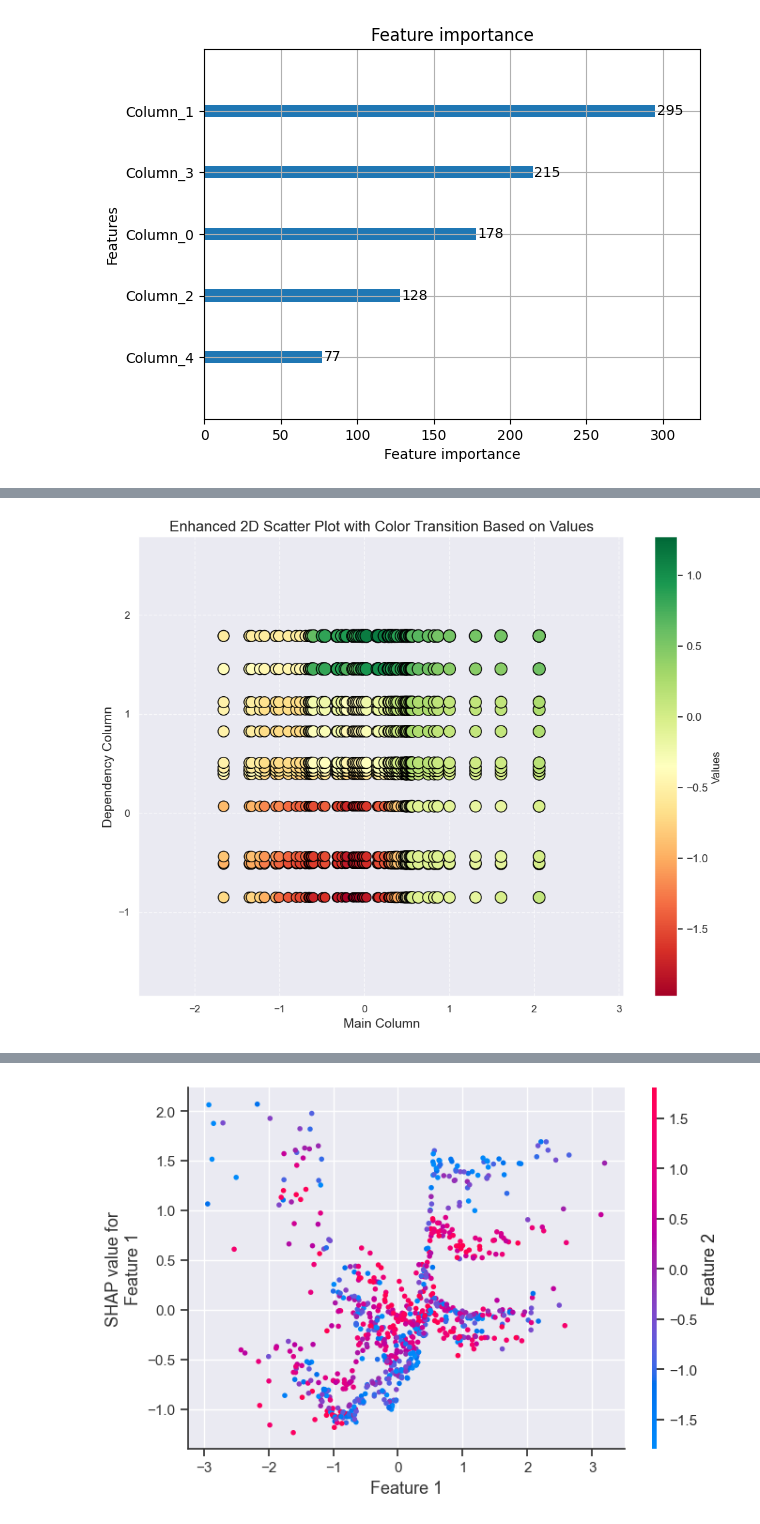
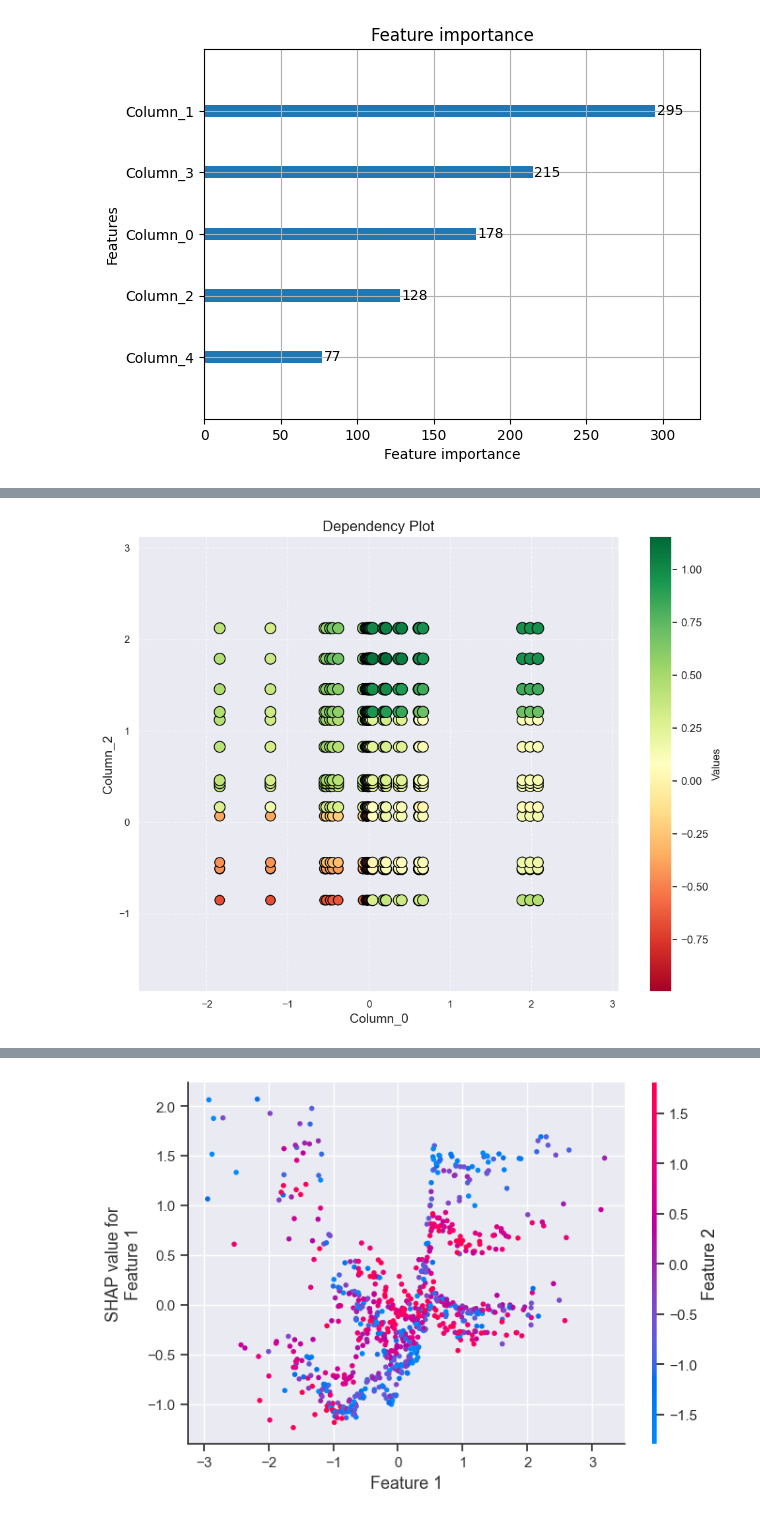
Before and after one commit to sametcopur/treemind, a Jupyter notebook: deneme.ipynb, the cells around one changed output, grey strips where cells are left out. Drawn from its saved outputs; the diff is of its cells as text; code cells hidden in the pictures.

```diff
--- a/deneme.ipynb
+++ b/deneme.ipynb
@@ -98,0 +95,3 @@ tree.analyze_tree()
+# %%
+tree = Explainer()
+tree(model)
@@ -148,7 +146,7 @@ plt.show()
 # %%
-df = tree.analyze_dependency(1,2)
+df = tree.analyze_dependency(0,2)
 plot_dependecy(df)
 # %% [output]
-[figure, old version]
+[figure, new version]
 # %%
 df["values"] = 0.3 * np.maximum(df["main_point"], df["sub_point"])
```
Also changed, not shown: parts of 16 cells of this notebook, 7 other files.
